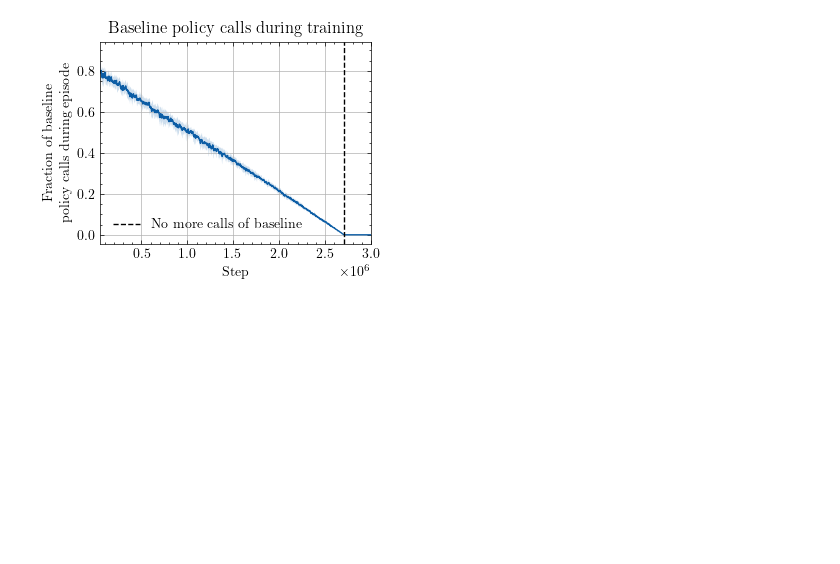
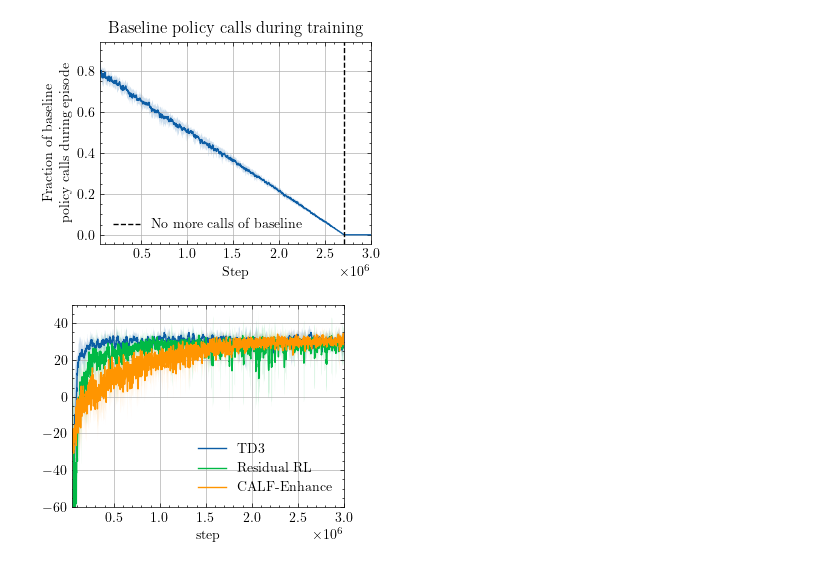
Before and after one commit to aidagroup/calf-enhance, a Jupyter notebook: run/analysis.ipynb, the cells around one changed output. Saved outputs shown, nothing was run; the diff lists cells and outputs as text; code cells hidden in the pictures; blank space fills up the shorter version.

```diff
--- a/run/analysis.ipynb
+++ b/run/analysis.ipynb
@@ -446,2 +402,53 @@ plt.savefig("../gfx/fraction_baseline.pdf")
+# %%
+import numpy as np
+import pandas as pd
+
+rolling_window = 20
+grid_step = 100
+
+mean_by_step, std_by_step = rolling_stats(
+    episodic_return_td3.copy(), rolling_window, grid_step
+)
+
+mean_by_step.plot(label="TD3")
+plt.fill_between(
+    mean_by_step.index,
+    mean_by_step - std_by_step,
+    mean_by_step + std_by_step,
+    alpha=0.2,
+)
+
+mean_by_step, std_by_step = rolling_stats(
+    episodic_return_residual_td3.copy(), rolling_window, grid_step
+)
+
+mean_by_step.plot(label="Residual RL")
+plt.fill_between(
+    mean_by_step.index,
+    mean_by_step - std_by_step,
+    mean_by_step + std_by_step,
+    alpha=0.2,
+)
+
+
+mean_by_step, std_by_step = rolling_stats(
+    episodic_return_calfq.copy(), rolling_window, grid_step
+)
+
+mean_by_step.plot(label="CALF-Enhance")
+plt.fill_between(
+    mean_by_step.index,
+    mean_by_step - std_by_step,
+    mean_by_step + std_by_step,
+    alpha=0.2,
+)
+
+
+plt.xlim(50000, 3000000)
+plt.ylim(-60, 50)
+plt.legend()
+plt.grid()
+# %% [output]
+[figure, added]
 # %%
 # %% [output]
```
Also changed, not shown: parts of 14 cells of this notebook, 6 other files.
